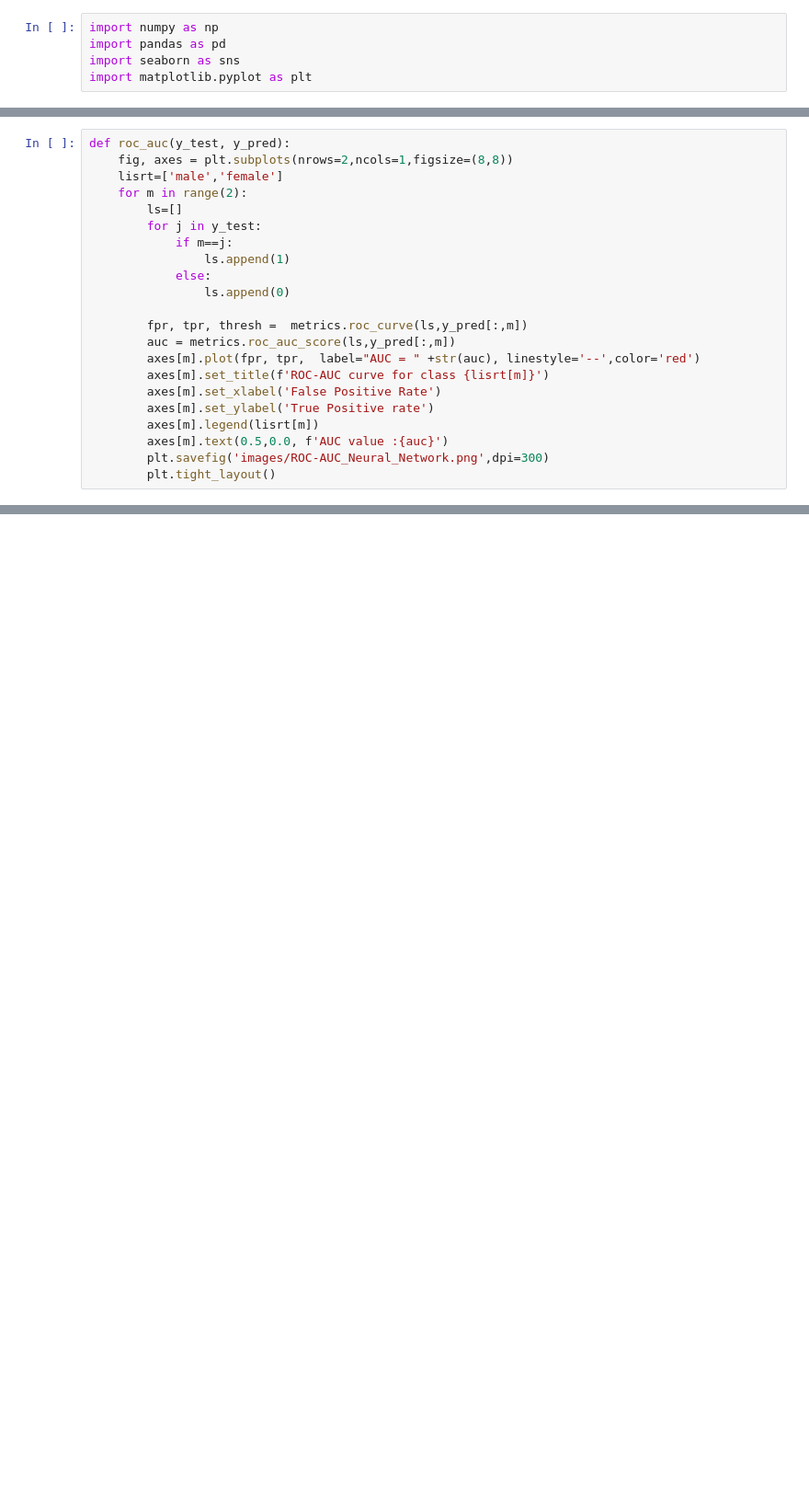
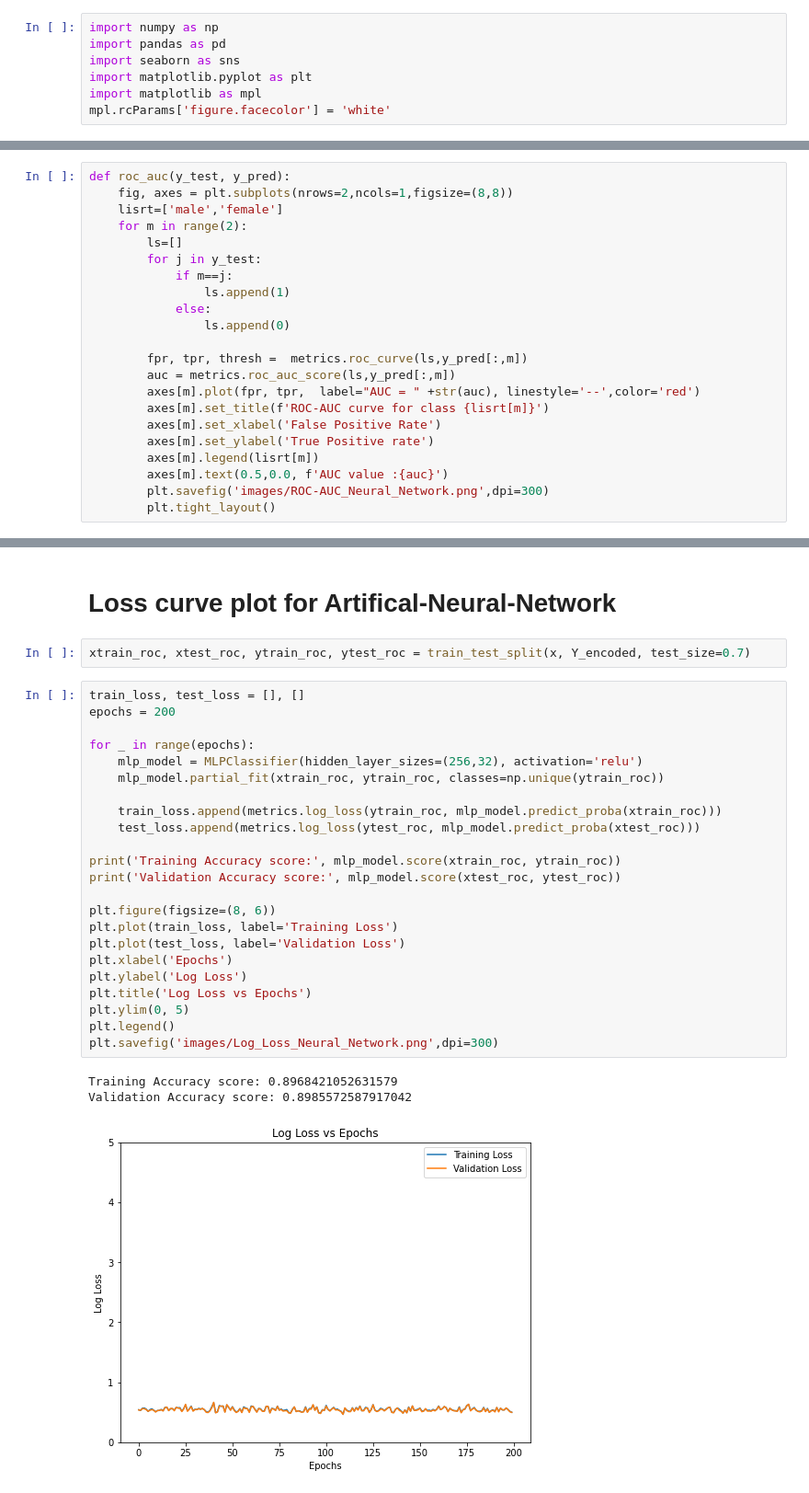
Before and after one commit to devKhush/Machine-Learning-Project-Gender-Recognition-From-Voice, a Jupyter notebook: src/Neural_Network_Model.ipynb, the cells around one changed output, grey strips where cells are left out. Shown at 92% size. Drawn from its saved outputs; the diff is of its cells as text; blank space fills up the shorter version.

Commit message:
Log loss plot added for MLP, Naive Bayes

```diff
--- a/src/Neural_Network_Model.ipynb
+++ b/src/Neural_Network_Model.ipynb
@@ -3,6 +3,8 @@ import numpy as np
 import pandas as pd
 import seaborn as sns
 import matplotlib.pyplot as plt
+import matplotlib as mpl
+mpl.rcParams['figure.facecolor'] = 'white'
 # %%
 from sklearn.model_selection import train_test_split
 from sklearn.neural_network import MLPClassifier
@@ -167,0 +170,31 @@ Accuracy: 0.973186119873817
+# %% [markdown]
+# Loss curve plot for Artifical-Neural-Network
+# %%
+xtrain_roc, xtest_roc, ytrain_roc, ytest_roc = train_test_split(x, Y_encoded, test_size=0.7)
+# %%
+train_loss, test_loss = [], []
+epochs = 200
+
+for _ in range(epochs):
+    mlp_model = MLPClassifier(hidden_layer_sizes=(256,32), activation='relu')
+    mlp_model.partial_fit(xtrain_roc, ytrain_roc, classes=np.unique(ytrain_roc))
+
+    train_loss.append(metrics.log_loss(ytrain_roc, mlp_model.predict_proba(xtrain_roc)))
+    test_loss.append(metrics.log_loss(ytest_roc, mlp_model.predict_proba(xtest_roc)))
+
+print('Training Accuracy score:', mlp_model.score(xtrain_roc, ytrain_roc))
+print('Validation Accuracy score:', mlp_model.score(xtest_roc, ytest_roc))
+
+plt.figure(figsize=(8, 6))
+plt.plot(train_loss, label='Training Loss')
+plt.plot(test_loss, label='Validation Loss')
+plt.xlabel('Epochs')
+plt.ylabel('Log Loss')
+plt.title('Log Loss vs Epochs')
+plt.ylim(0, 5)
+plt.legend()
+plt.savefig('images/Log_Loss_Neural_Network.png',dpi=300)
+# %% [output]
+Training Accuracy score: 0.8968421052631579
+Validation Accuracy score: 0.8985572587917042
+[figure, added]
```
Also changed, not shown: parts of 4 cells of this notebook, 4 other files.
